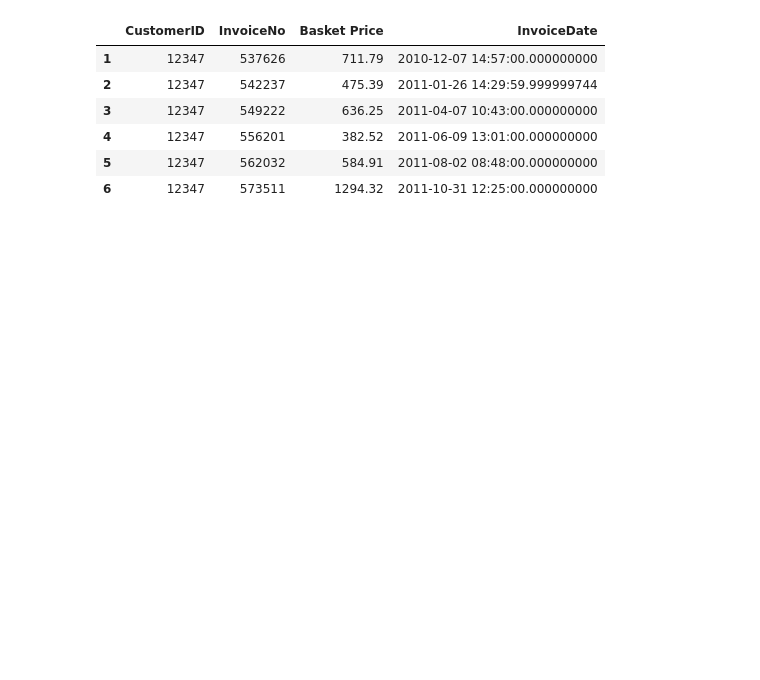
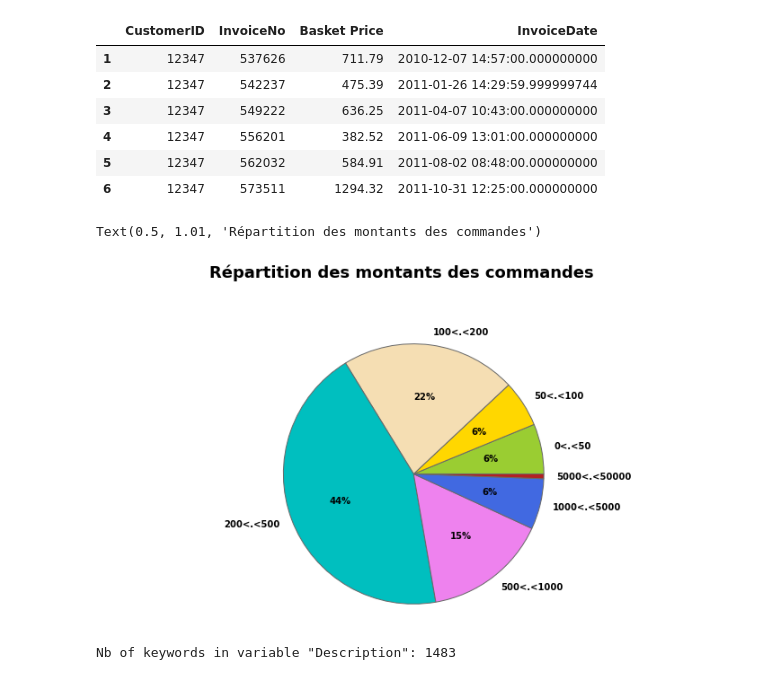
Before and after one commit to Andy666Fox/TINY_DS_PROJECTS, a Jupyter notebook: Customer_Segmentation/main_res.ipynb, the cells around one changed output. Cells and saved outputs as stored; diff of their text form; code cells hidden in the pictures; blank space fills up the shorter version.

```diff
--- a/Customer_Segmentation/main_res.ipynb
+++ b/Customer_Segmentation/main_res.ipynb
@@ -287,3 +287,27 @@ basket_price.sort_values('CustomerID')[:6]
 | 4 | 12347 | 556201 | 382.52 | 2011-06-09 13:01:00.000000000 |
 | 5 | 12347 | 562032 | 584.91 | 2011-08-02 08:48:00.000000000 |
 | 6 | 12347 | 573511 | 1294.32 | 2011-10-31 12:25:00.000000000 |
+# %%
+price_range = [0, 50, 100, 200, 500, 1000, 5000, 50000]
+count_price = []
+for i, price in enumerate(price_range):
+    if i == 0: continue
+    val = basket_price[(basket_price['Basket Price'] < price) &
+                       (basket_price['Basket Price'] > price_range[i-1])]['Basket Price'].count()
+    count_price.append(val)
+#____________________________________________
+# Représentation du nombre d'achats / montant
+plt.rc('font', weight='bold')
+f, ax = plt.subplots(figsize=(11, 6))
+colors = ['yellowgreen', 'gold', 'wheat', 'c', 'violet', 'royalblue','firebrick']
+labels = [ '{}<.<{}'.format(price_range[i-1], s) for i,s in enumerate(price_range) if i != 0]
+sizes  = count_price
+explode = [0.0 if sizes[i] < 100 else 0.0 for i in range(len(sizes))]
+ax.pie(sizes, explode = explode, labels=labels, colors = colors,
+       autopct = lambda x:'{:1.0f}%'.format(x) if x > 1 else '',
+       shadow = False, startangle=0)
+ax.axis('equal')
+f.text(0.5, 1.01, "Répartition des montants des commandes", ha='center', fontsize = 18)
+# %% [output]
+Text(0.5, 1.01, 'Répartition des montants des commandes')
+[figure, added]
@@ -289,0 +363,4 @@ basket_price.sort_values('CustomerID')[:6]
+# %%
+keywords, keywords_roots, keywords_select, count_keywords = keywords_inventory(df_products)
+# %% [output]
+Nb of keywords in variable "Description": 1483
```
Also changed, not shown: parts of 12 cells of this notebook.
